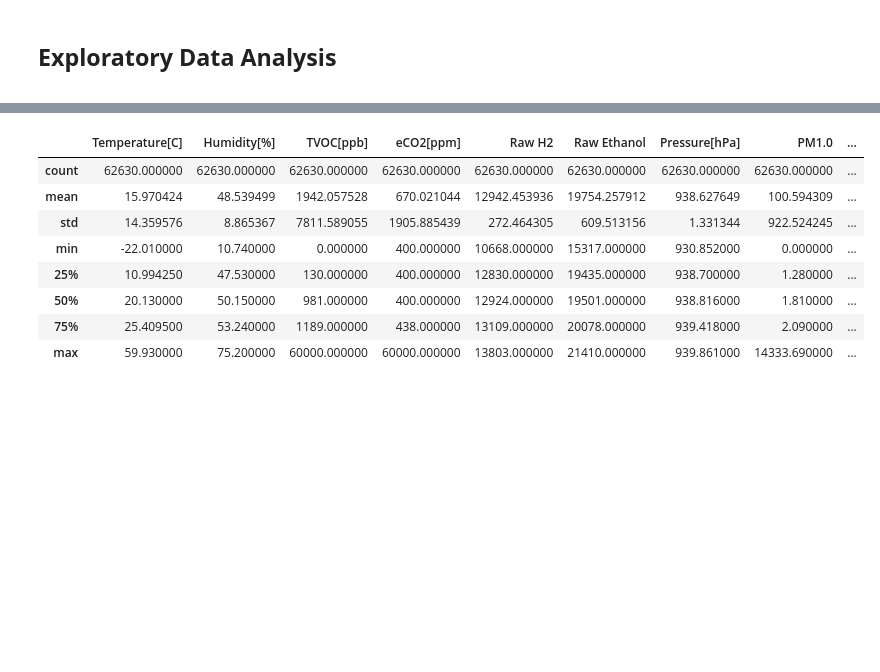
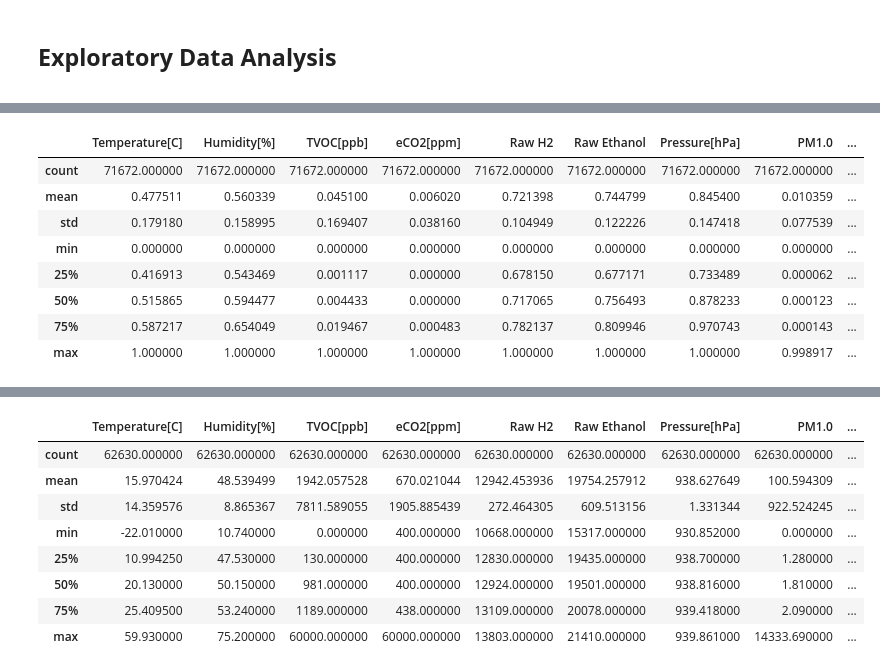
Before and after one commit to leigharriane/STINTSY-MP-Group3, a Jupyter notebook: MP_Group3.ipynb, the cells around one changed output, grey strips where cells are left out. Cells and saved outputs as stored; diff of their text form; code cells hidden in the pictures; blank space fills up the shorter version.

```diff
--- a/MP_Group3.ipynb
+++ b/MP_Group3.ipynb
@@ -193,0 +227,12 @@ Name: Fire Alarm, dtype: int64
+# %%
+X_train.describe()
+# %% [output]
+|  | Temperature[C] | Humidity[%] | TVOC[ppb] | eCO2[ppm] | Raw H2 | Raw Ethanol | Pressure[hPa] | PM1.0 | ... |
+| count | 71672.000000 | 71672.000000 | 71672.000000 | 71672.000000 | 71672.000000 | 71672.000000 | 71672.000000 | 71672.000000 | ... |
+| mean | 0.477511 | 0.560339 | 0.045100 | 0.006020 | 0.721398 | 0.744799 | 0.845400 | 0.010359 | ... |
+| std | 0.179180 | 0.158995 | 0.169407 | 0.038160 | 0.104949 | 0.122226 | 0.147418 | 0.077539 | ... |
+| min | 0.000000 | 0.000000 | 0.000000 | 0.000000 | 0.000000 | 0.000000 | 0.000000 | 0.000000 | ... |
+| 25% | 0.416913 | 0.543469 | 0.001117 | 0.000000 | 0.678150 | 0.677171 | 0.733489 | 0.000062 | ... |
+| 50% | 0.515865 | 0.594477 | 0.004433 | 0.000000 | 0.717065 | 0.756493 | 0.878233 | 0.000123 | ... |
+| 75% | 0.587217 | 0.654049 | 0.019467 | 0.000483 | 0.782137 | 0.809946 | 0.970743 | 0.000143 | ... |
+| max | 1.000000 | 1.000000 | 1.000000 | 1.000000 | 1.000000 | 1.000000 | 1.000000 | 0.998917 | ... |
```
Also changed, not shown: parts of 7 cells of this notebook.
